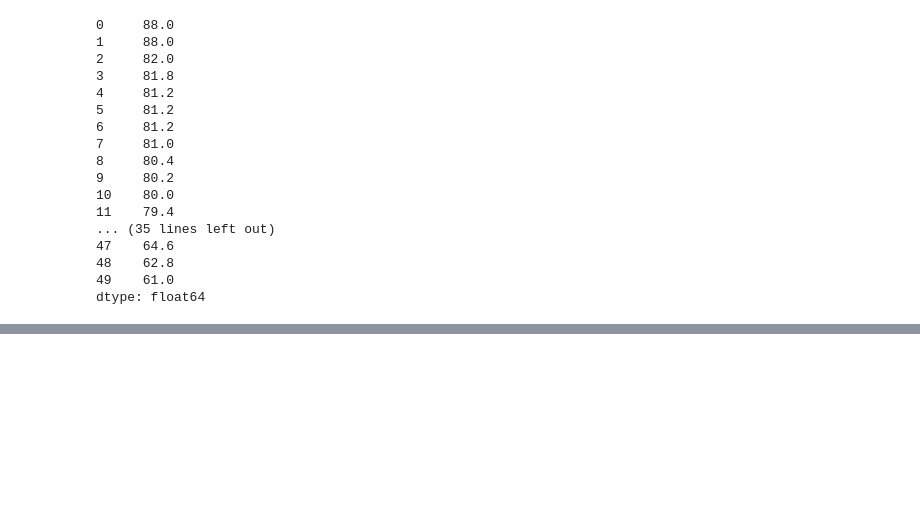
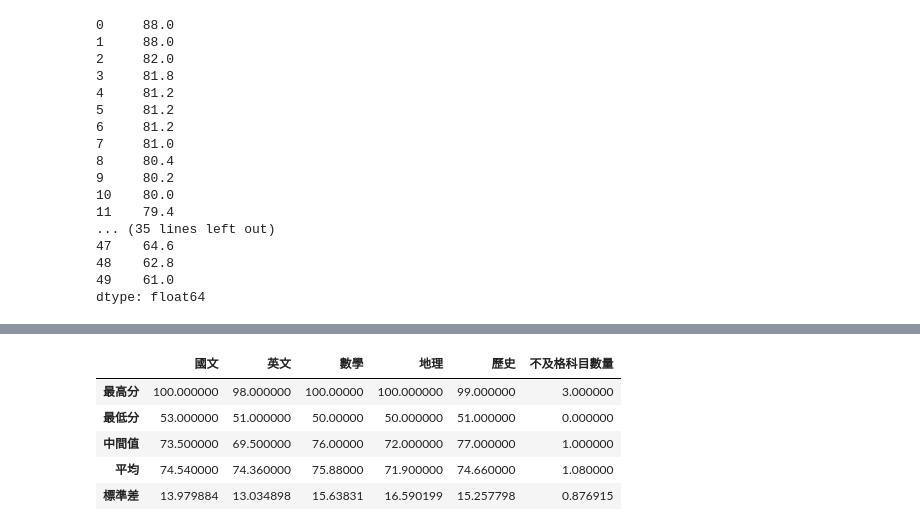
Before and after one commit to Lainie888/2023_07_27, a Jupyter notebook: lesson20_1.ipynb, the cells around one changed output, grey strips where cells are left out. Drawn from its saved outputs; the diff is of its cells as text; code cells hidden in the pictures; blank space fills up the shorter version.

```diff
--- a/lesson20_1.ipynb
+++ b/lesson20_1.ipynb
@@ -70,0 +288,14 @@ dtype: float64
+# %%
+def fun5(s):
+    return pd.Series([s.max(), s.min(), s.median(), s.mean(), s.std()],
+                    index=["最高分", "最低分", "中間值", "平均", "標準差"]
+                    )
+
+students_frame.apply(fun5)
+# %% [output]
+|  | 國文 | 英文 | 數學 | 地理 | 歷史 | 不及格科目數量 |
+| 最高分 | 100.000000 | 98.000000 | 100.00000 | 100.000000 | 99.000000 | 3.000000 |
+| 最低分 | 53.000000 | 51.000000 | 50.00000 | 50.000000 | 51.000000 | 0.000000 |
+| 中間值 | 73.500000 | 69.500000 | 76.00000 | 72.000000 | 77.000000 | 1.000000 |
+| 平均 | 74.540000 | 74.360000 | 75.88000 | 71.900000 | 74.660000 | 1.080000 |
+| 標準差 | 13.979884 | 13.034898 | 15.63831 | 16.590199 | 15.257798 | 0.876915 |
```
Also changed, not shown: parts of 8 cells of this notebook, 2 other files.
